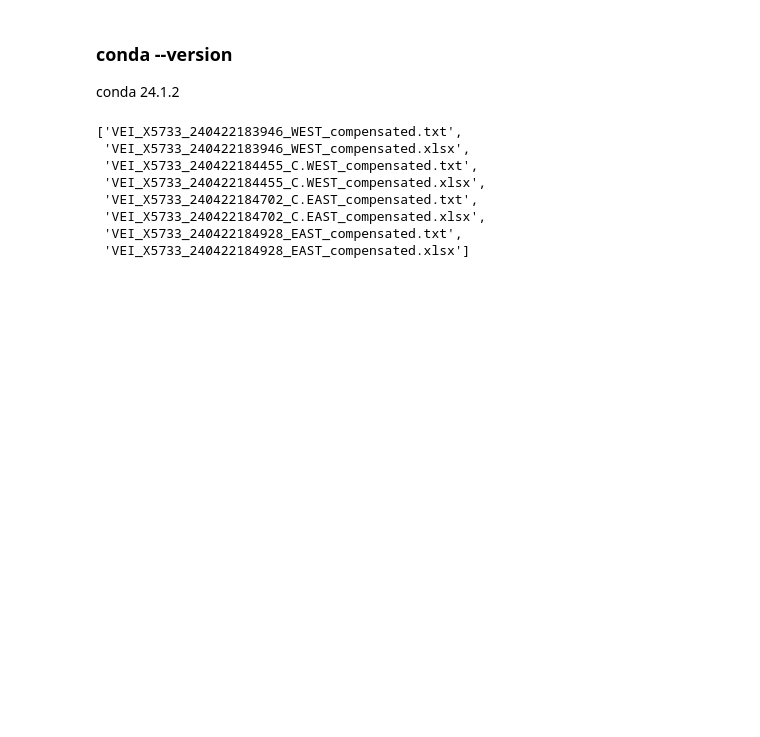
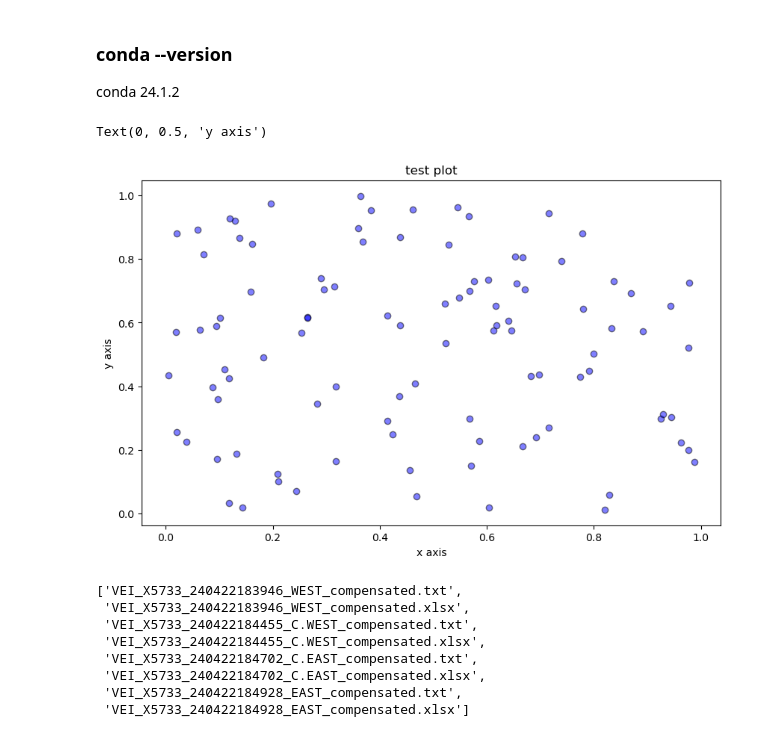
Before and after one commit to e-pr-e-pr/Ocean-colour-internship-project, a Jupyter notebook: ctd-test.ipynb, the cells around one changed output. Cells and saved outputs as stored; diff of their text form; code cells hidden in the pictures; blank space fills up the shorter version.

Commit message:
added another idea to problem solve (dummy plot)

```diff
--- a/ctd-test.ipynb
+++ b/ctd-test.ipynb
@@ -146,3 +148,19 @@ conda 24.1.2
+# %%
+np.random.seed(0)  # for reproducibility
+x = np.random.rand(100)
+y = np.random.rand(100)
+
+plt.figure(figsize=(10, 6))
+plt.scatter(x, y, color='blue', alpha=0.5, edgecolor='k')
+
+plt.title('test plot')
+plt.xlabel('x axis')
+plt.ylabel('y axis')
+
+plt.show()
+# %% [output]
+Text(0, 0.5, 'y axis')
+[figure, added]
 # %%
 directory = 'C:/Users/a86963/Documents/data/ctd/19april2024/'
 # %%
```
Also changed, not shown: parts of 1 cell of this notebook.
